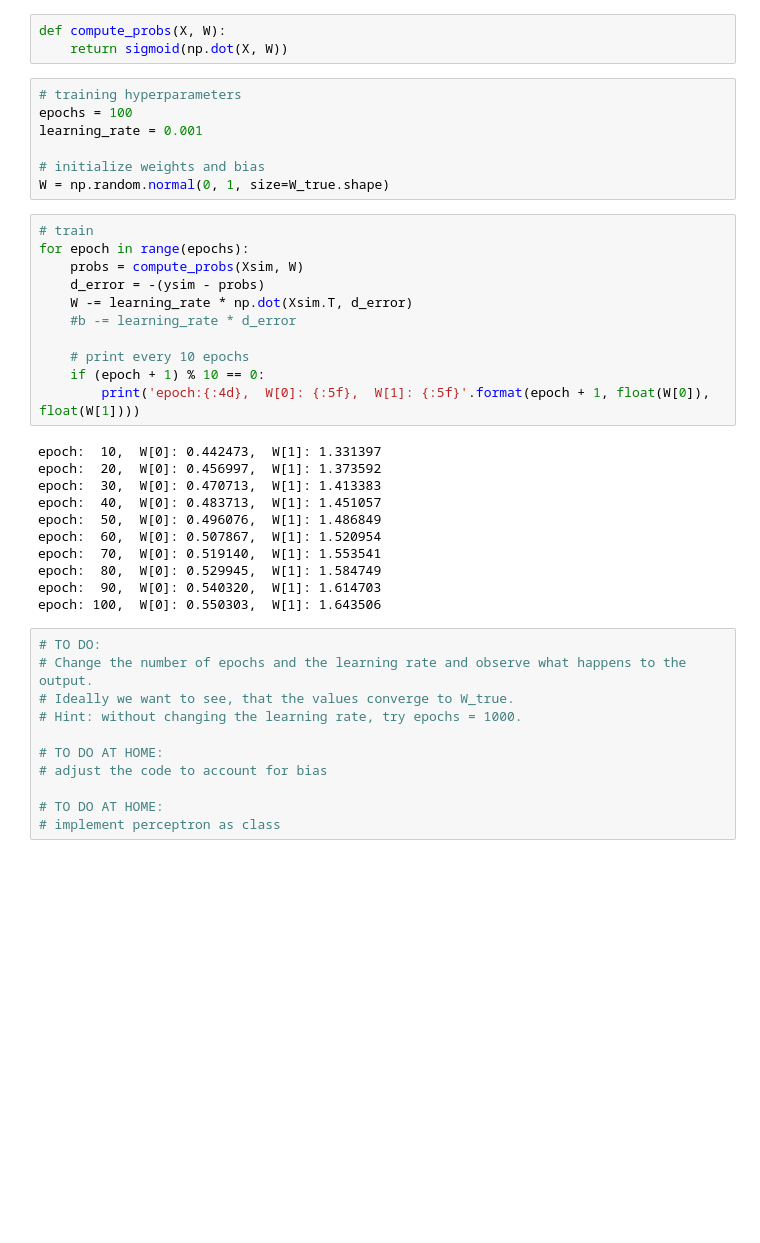
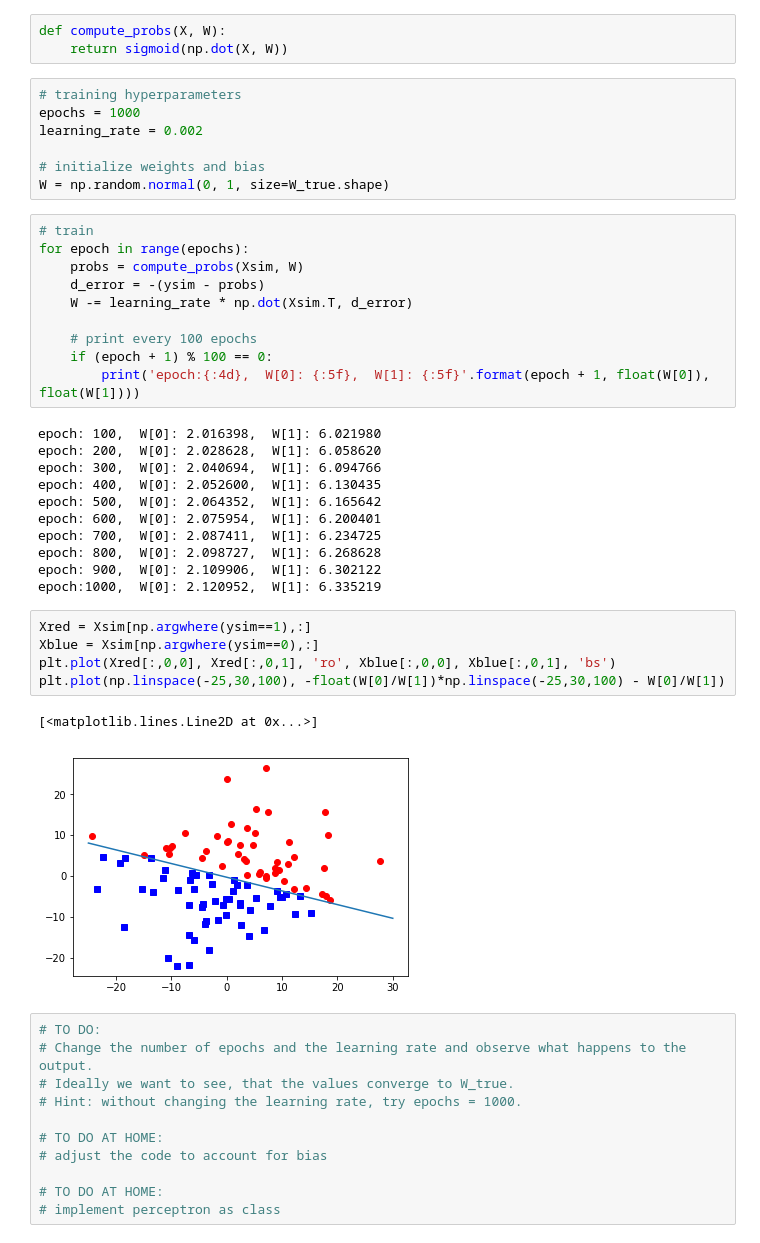
Before and after one commit to elizavetasemenova/amld-2019, a Jupyter notebook: 2nn.ipynb, the cells around one changed output. Saved outputs shown, nothing was run; the diff lists cells and outputs as text; blank space fills up the shorter version.

```diff
--- a/2nn.ipynb
+++ b/2nn.ipynb
@@ -458,8 +457,8 @@ def compute_probs(X, W):
     return sigmoid(np.dot(X, W))
 # %%
 # training hyperparameters
-epochs = 100
-learning_rate = 0.001
+epochs = 1000
+learning_rate = 0.002
 
 # initialize weights and bias
 W = np.random.normal(0, 1, size=W_true.shape)
@@ -469,22 +468,29 @@ for epoch in range(epochs):
     probs = compute_probs(Xsim, W)
     d_error = -(ysim - probs)
     W -= learning_rate * np.dot(Xsim.T, d_error)
-    #b -= learning_rate * d_error
 
-    # print every 10 epochs
-    if (epoch + 1) % 10 == 0:
+    # print every 100 epochs
+    if (epoch + 1) % 100 == 0:
         print('epoch:{:4d},  W[0]: {:5f},  W[1]: {:5f}'.format(epoch + 1, float(W[0]), float(W[1])))
 # %% [output]
-epoch:  10,  W[0]: 0.442473,  W[1]: 1.331397
-epoch:  20,  W[0]: 0.456997,  W[1]: 1.373592
-epoch:  30,  W[0]: 0.470713,  W[1]: 1.413383
-epoch:  40,  W[0]: 0.483713,  W[1]: 1.451057
-epoch:  50,  W[0]: 0.496076,  W[1]: 1.486849
-epoch:  60,  W[0]: 0.507867,  W[1]: 1.520954
-epoch:  70,  W[0]: 0.519140,  W[1]: 1.553541
-epoch:  80,  W[0]: 0.529945,  W[1]: 1.584749
-epoch:  90,  W[0]: 0.540320,  W[1]: 1.614703
-epoch: 100,  W[0]: 0.550303,  W[1]: 1.643506
+epoch: 100,  W[0]: 2.016398,  W[1]: 6.021980
+epoch: 200,  W[0]: 2.028628,  W[1]: 6.058620
+epoch: 300,  W[0]: 2.040694,  W[1]: 6.094766
+epoch: 400,  W[0]: 2.052600,  W[1]: 6.130435
+epoch: 500,  W[0]: 2.064352,  W[1]: 6.165642
+epoch: 600,  W[0]: 2.075954,  W[1]: 6.200401
+epoch: 700,  W[0]: 2.087411,  W[1]: 6.234725
+epoch: 800,  W[0]: 2.098727,  W[1]: 6.268628
+epoch: 900,  W[0]: 2.109906,  W[1]: 6.302122
+epoch:1000,  W[0]: 2.120952,  W[1]: 6.335219
+# %%
+Xred = Xsim[np.argwhere(ysim==1),:]
+Xblue = Xsim[np.argwhere(ysim==0),:]
+plt.plot(Xred[:,0,0], Xred[:,0,1], 'ro', Xblue[:,0,0], Xblue[:,0,1], 'bs')
+plt.plot(np.linspace(-25,30,100), -float(W[0]/W[1])*np.linspace(-25,30,100) - W[0]/W[1])
+# %% [output]
+[<matplotlib.lines.Line2D at 0x...>]
+[figure, added]
 # %%
 # TO DO:
 # Change the number of epochs and the learning rate and observe what happens to the output.
```
Also changed, not shown: parts of 17 cells of this notebook.
